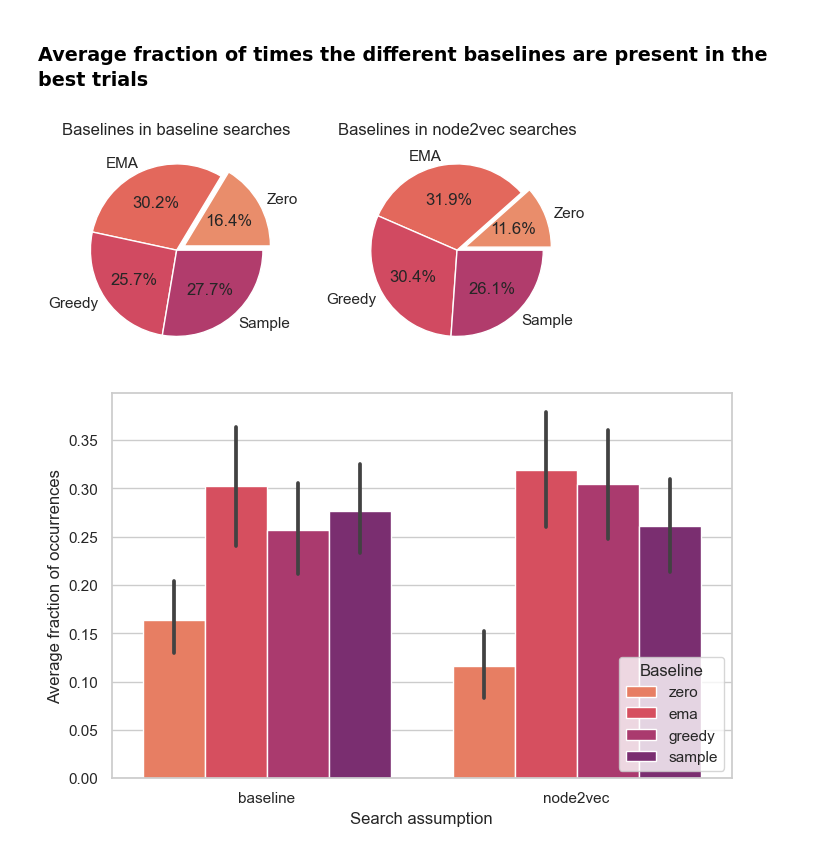
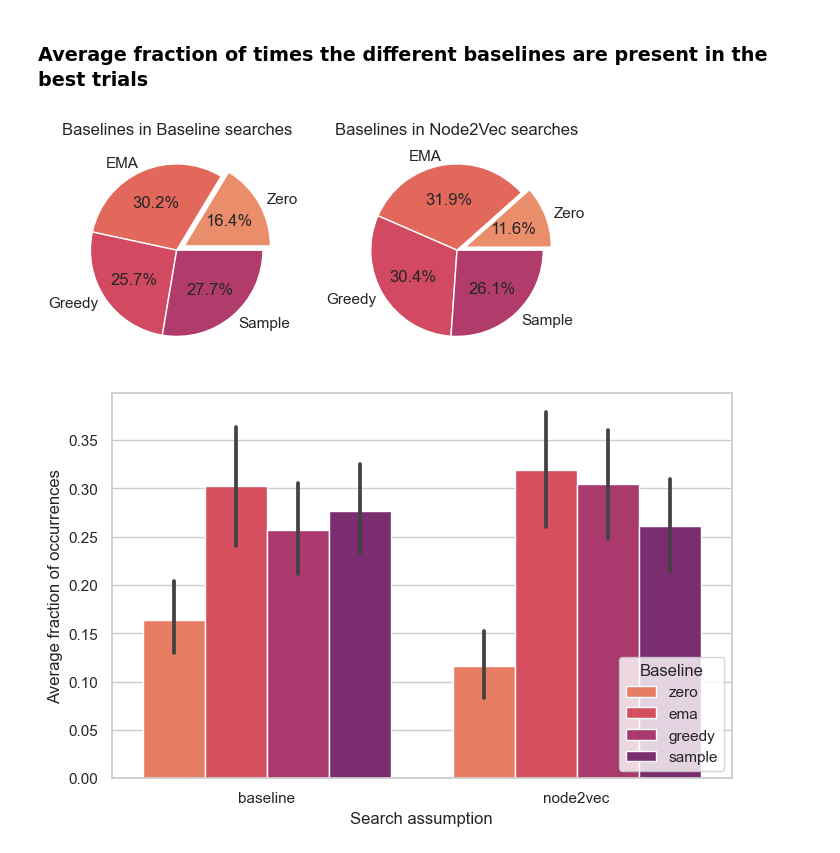
Before and after one commit to omargup/Policy-Gradient-MaxSAT-Solver, a Jupyter notebook: plot_exp.ipynb, the cells around one changed output. Saved outputs shown, nothing was run; the diff lists cells and outputs as text; code cells hidden in the pictures.

```diff
--- a/plot_exp.ipynb
+++ b/plot_exp.ipynb
@@ -505,36 +501,36 @@ df_n = df_ft[df_ft['s'] == 'node2vec']
 df_n = df_n[['zero', 'ema', 'greedy', 'sample']]
 # Get mean of each column
 mean_n = df_n.mean(axis=0)
 
 
 # Generate plot
 fig, axes = plt.subplots(1, 2, sharex=False, sharey=False)
 sns.set_theme(style="whitegrid")
 
 # Labels for data
 labels = ['Zero', 'EMA', 'Greedy', 'Sample']
 # Declaring exploding pie
 explode = [0.1, 0, 0, 0]
 # Define Seaborn color palette to use
 palette_color = sns.color_palette('flare')
 
 # Subfigure 1: Baseline Search
 axes[0].pie(mean_b, labels=labels, colors=palette_color, explode=explode, autopct='%.1f%%')
-axes[0].set_title('Baselines in baseline searches')
+axes[0].set_title('Baselines in Baseline searches')
 
 # Subfigure 2: Node2Vec Search
 axes[1].pie(mean_n, labels=labels, colors=palette_color, explode=explode, autopct='%.1f%%')
-axes[1].set_title('Baselines in node2vec searches')
+axes[1].set_title('Baselines in Node2Vec searches')
 
 
 plt.subplots_adjust(wspace=0.3, hspace=0)
 #plt.tight_layout()
 #plt.show()
 
 plot_path = 'results/baseline_pie.png'
 plt.savefig(plot_path, dpi=300, bbox_inches='tight', pad_inches=0.1)
 # %% [output]
-[figure, old version]
+[figure, new version]
 # %%
 # Generate dataframe with fraction of times each value of the feature of interest happens
 csv_path = 'results/df_best_trials.csv'
```
Also changed, not shown: parts of 8 cells of this notebook.
